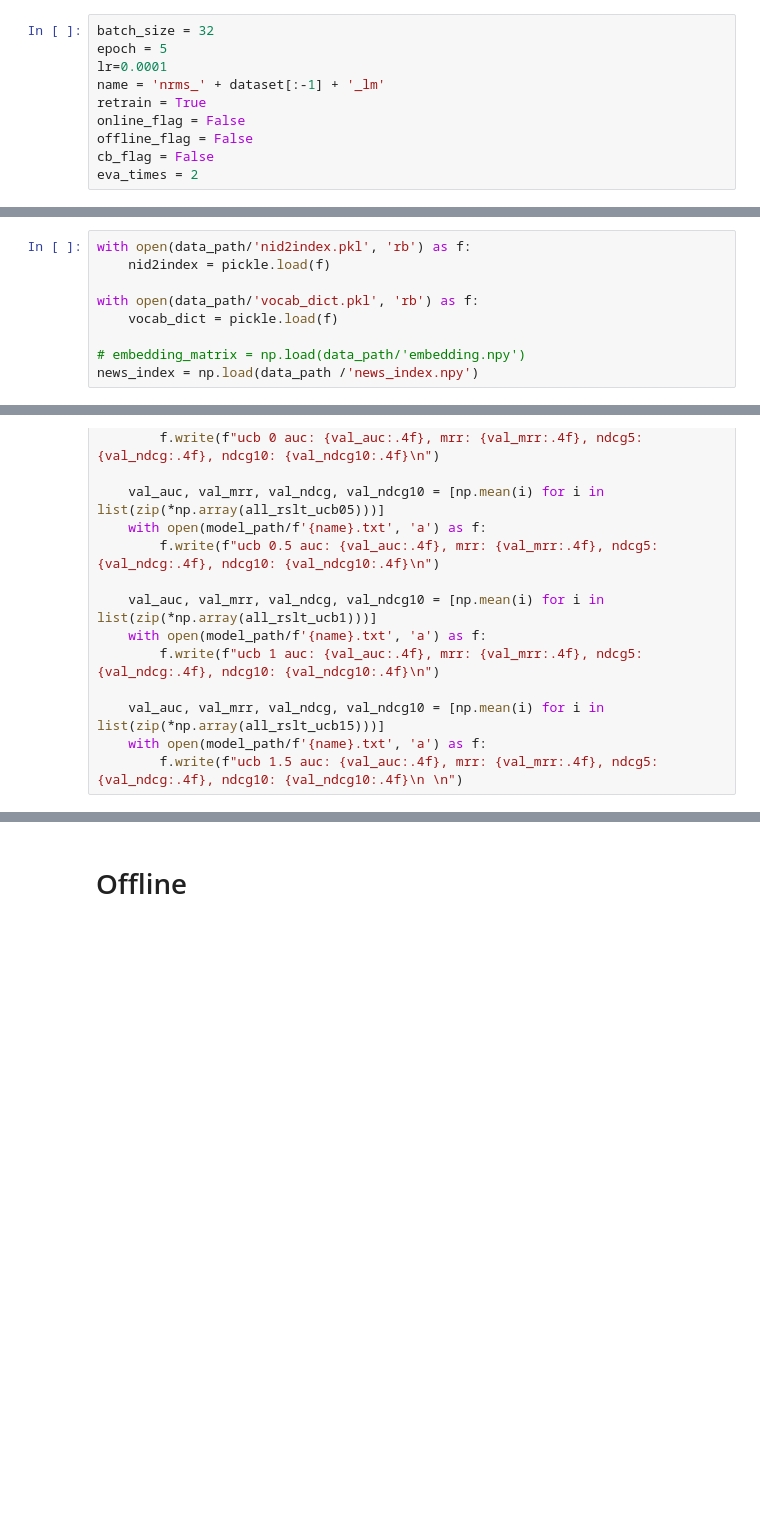
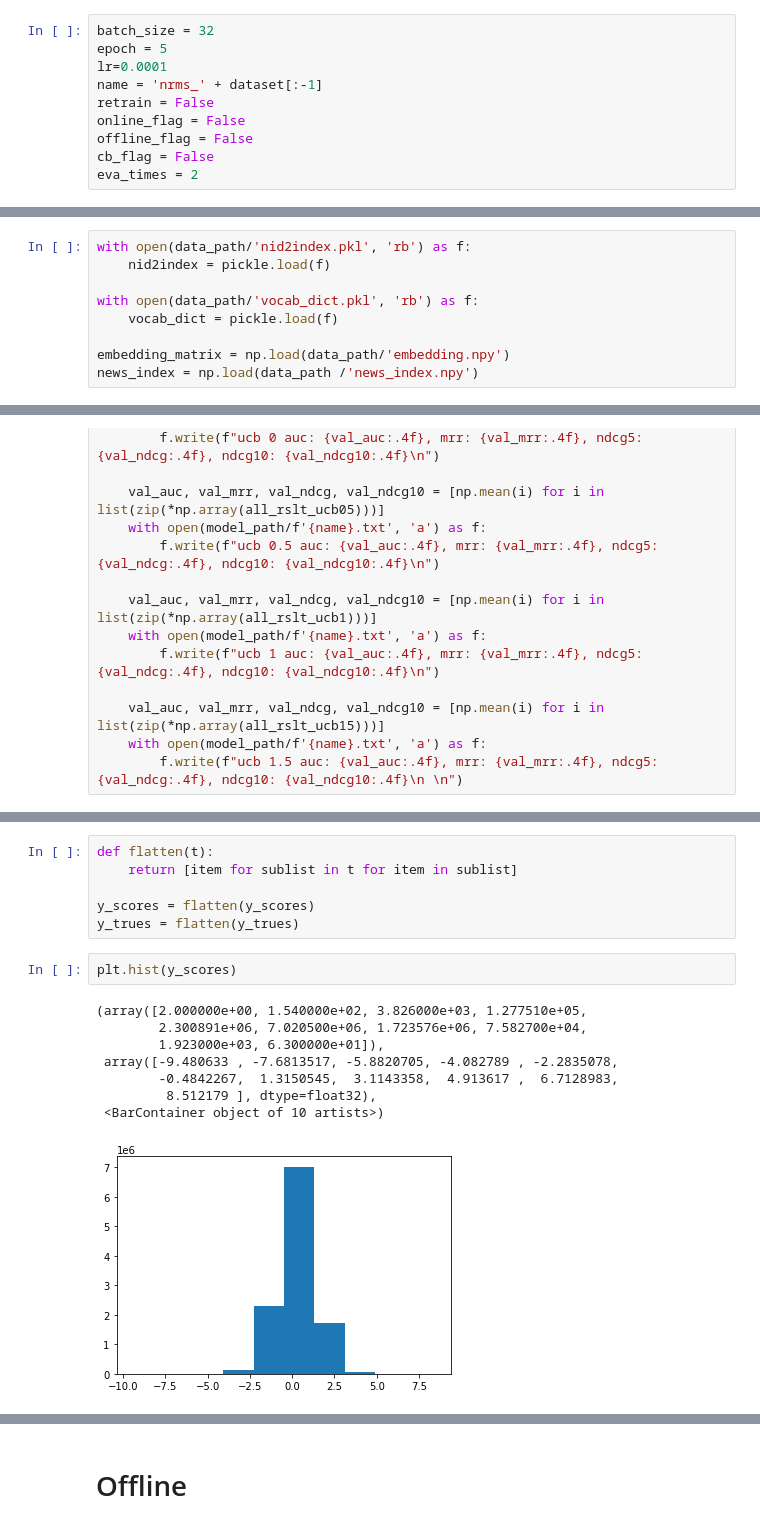
Before and after one commit to Mengyanz/CB4Rec, a Jupyter notebook: NRMS copy.ipynb, the cells around one changed output, grey strips where cells are left out. Drawn from its saved outputs; the diff is of its cells as text; blank space fills up the shorter version.

```diff
--- a/NRMS copy.ipynb
+++ b/NRMS copy.ipynb
@@ -46,8 +46,8 @@ max_title_len = 30
 batch_size = 32
 epoch = 5
 lr=0.0001
-name = 'nrms_' + dataset[:-1] + '_lm'
-retrain = True
+name = 'nrms_' + dataset[:-1]
+retrain = False
 online_flag = False
 offline_flag = False
 cb_flag = False
@@ -93,6 +93,6 @@ with open(data_path/'nid2index.pkl', 'rb') as f:
 with open(data_path/'vocab_dict.pkl', 'rb') as f:
     vocab_dict = pickle.load(f)
 
-# embedding_matrix = np.load(data_path/'embedding.npy')
+embedding_matrix = np.load(data_path/'embedding.npy')
 news_index = np.load(data_path /'news_index.npy')
 # %%
@@ -576,0 +607,17 @@ def print_eva_metric(y_scores, y_trues):
+# %%
+def flatten(t):
+    return [item for sublist in t for item in sublist]
+
+y_scores = flatten(y_scores)
+y_trues = flatten(y_trues)
+# %%
+plt.hist(y_scores)
+# %% [output]
+(array([2.000000e+00, 1.540000e+02, 3.826000e+03, 1.277510e+05,
+        2.300891e+06, 7.020500e+06, 1.723576e+06, 7.582700e+04,
+        1.923000e+03, 6.300000e+01]),
+ array([-9.480633 , -7.6813517, -5.8820705, -4.082789 , -2.2835078,
+        -0.4842267,  1.3150545,  3.1143358,  4.913617 ,  6.7128983,
+         8.512179 ], dtype=float32),
+ <BarContainer object of 10 artists>)
+[figure, added]
```
Also changed, not shown: parts of 10 cells of this notebook, 1 other file.
